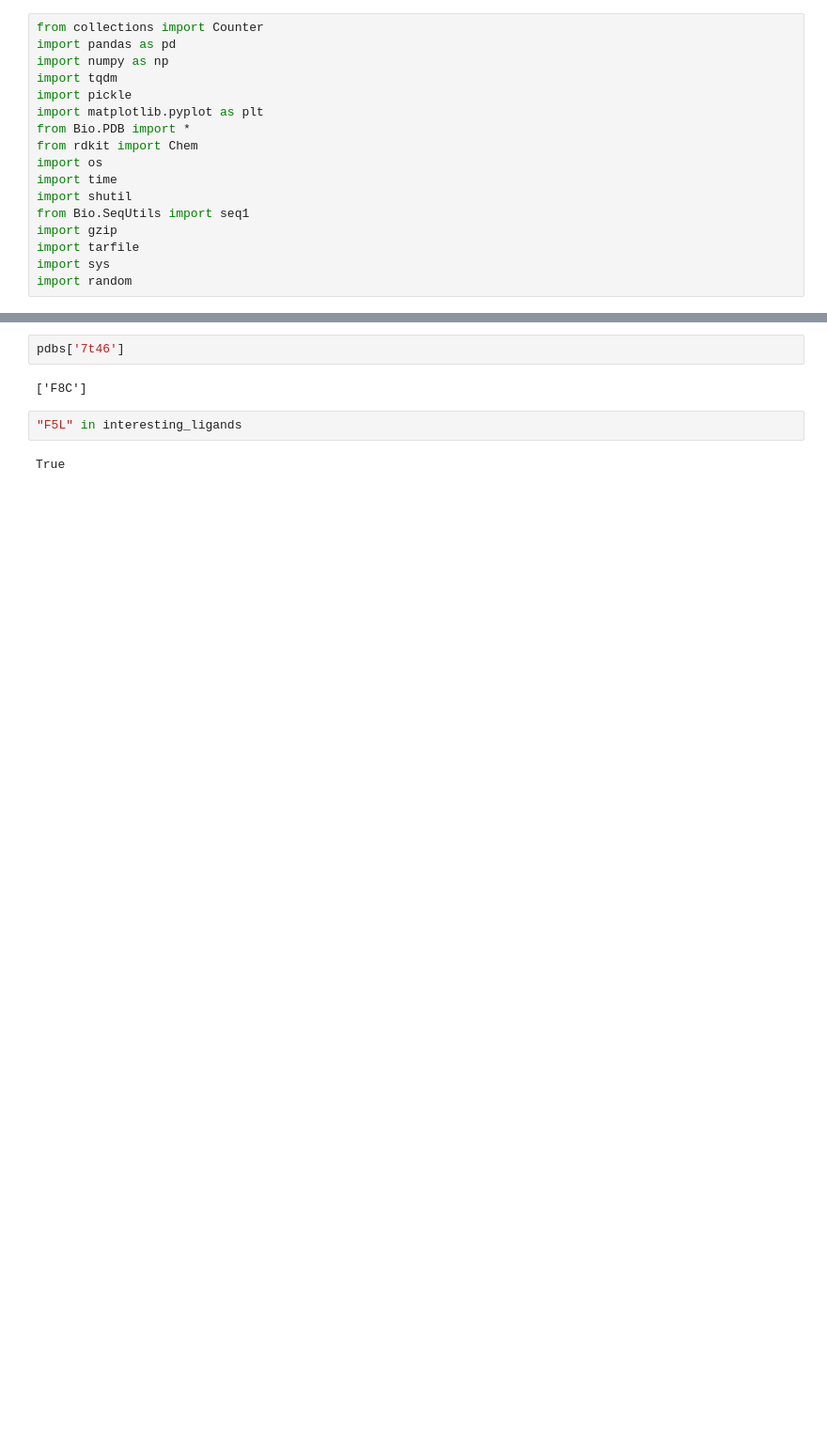
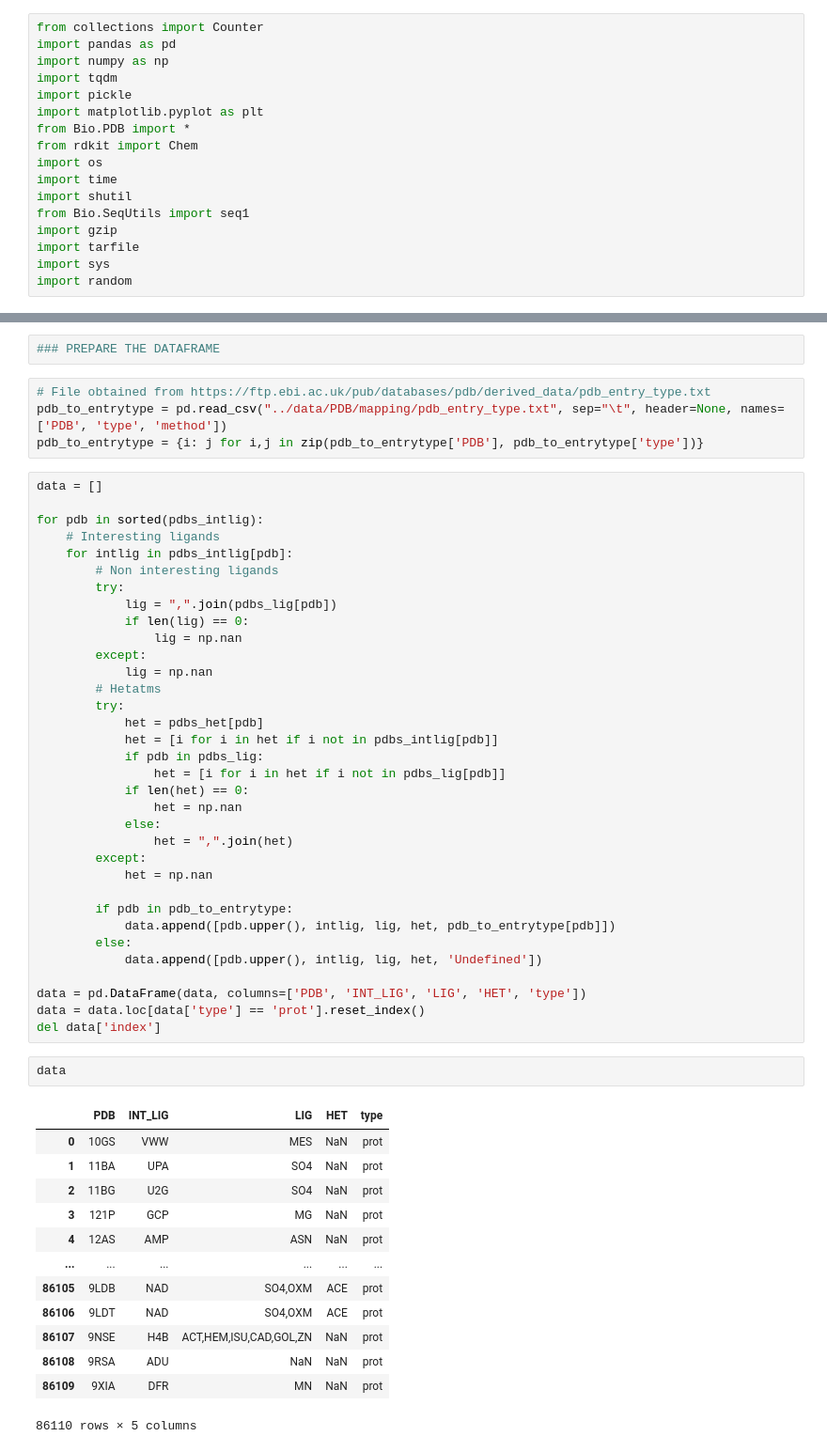
Before and after one commit to ersilia-os/osa-murd, a Jupyter notebook: notebooks/pocketvec_PDB.ipynb, the cells around one changed output, grey strips where cells are left out. Shown at 94% size. Cells and saved outputs as stored; diff of their text form; blank space fills up the shorter version.

```diff
--- a/notebooks/pocketvec_PDB.ipynb
+++ b/notebooks/pocketvec_PDB.ipynb
@@ -96,8 +103,56 @@ ligs
-# %%
-pdbs['7t46']
-# %% [output]
-['F8C']
-# %%
-"F5L" in interesting_ligands
-# %% [output]
-True
+# %%
+### PREPARE THE DATAFRAME
+# %%
+# File obtained from https://ftp.ebi.ac.uk/pub/databases/pdb/derived_data/pdb_entry_type.txt
+pdb_to_entrytype = pd.read_csv("../data/PDB/mapping/pdb_entry_type.txt", sep="\t", header=None, names=['PDB', 'type', 'method'])
+pdb_to_entrytype = {i: j for i,j in zip(pdb_to_entrytype['PDB'], pdb_to_entrytype['type'])}
+# %%
+data = []
+
+for pdb in sorted(pdbs_intlig):
+    # Interesting ligands
+    for intlig in pdbs_intlig[pdb]:
+        # Non interesting ligands
+        try:
+            lig = ",".join(pdbs_lig[pdb])
+            if len(lig) == 0:
+                lig = np.nan
+        except:
+            lig = np.nan
+        # Hetatms
+        try:
+            het = pdbs_het[pdb]
+            het = [i for i in het if i not in pdbs_intlig[pdb]]
+            if pdb in pdbs_lig:
+                het = [i for i in het if i not in pdbs_lig[pdb]]
+            if len(het) == 0:
+                het = np.nan
+            else:
+                het = ",".join(het)
+        except:
+            het = np.nan
+
+        if pdb in pdb_to_entrytype:
+            data.append([pdb.upper(), intlig, lig, het, pdb_to_entrytype[pdb]])
+        else:
+            data.append([pdb.upper(), intlig, lig, het, 'Undefined'])
+
+data = pd.DataFrame(data, columns=['PDB', 'INT_LIG', 'LIG', 'HET', 'type'])
+data = data.loc[data['type'] == 'prot'].reset_index()
+del data['index']
+# %%
+data
+# %% [output]
+|  | PDB | INT_LIG | LIG | HET | type |
+| 0 | 10GS | VWW | MES | NaN | prot |
+| 1 | 11BA | UPA | SO4 | NaN | prot |
+| 2 | 11BG | U2G | SO4 | NaN | prot |
+| 3 | 121P | GCP | MG | NaN | prot |
+| 4 | 12AS | AMP | ASN | NaN | prot |
+| ... | ... | ... | ... | ... | ... |
+| 86105 | 9LDB | NAD | SO4,OXM | ACE | prot |
+| 86106 | 9LDT | NAD | SO4,OXM | ACE | prot |
+| 86107 | 9NSE | H4B | ACT,HEM,ISU,CAD,GOL,ZN | NaN | prot |
+| 86108 | 9RSA | ADU | NaN | NaN | prot |
+| 86109 | 9XIA | DFR | MN | NaN | prot |
+86110 rows × 5 columns
```
Also changed, not shown: parts of 18 cells of this notebook, 9 other files.
